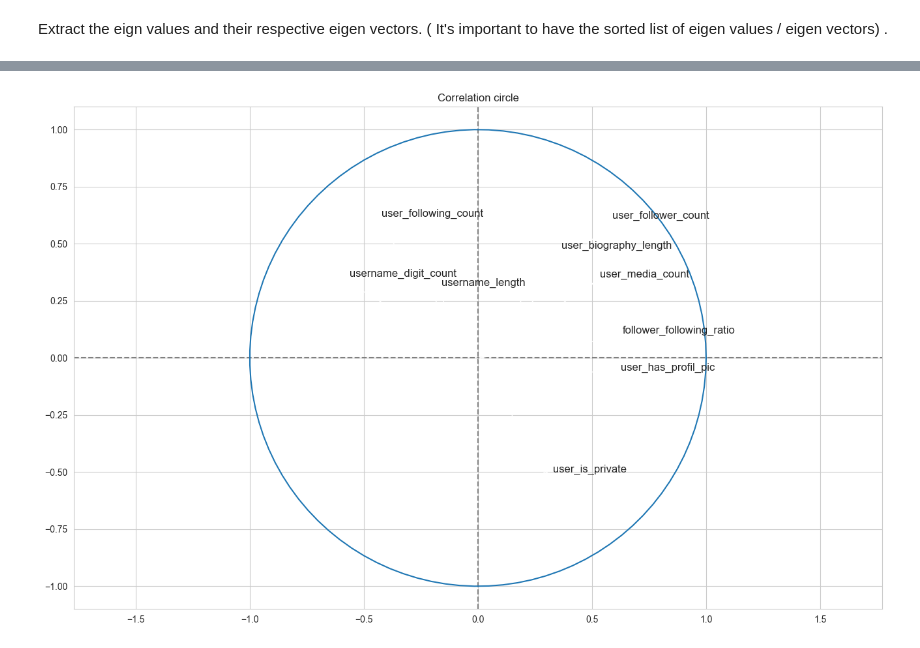
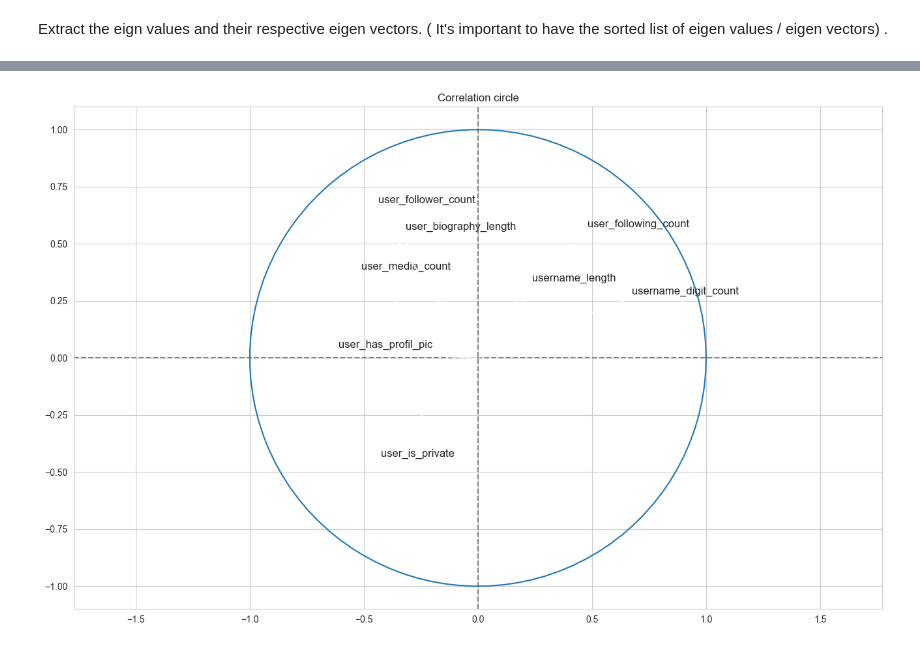
Before and after one commit to waffiqaziz/ta-instafake, a Jupyter notebook: Noteboook2.ipynb, the cells around one changed output, grey strips where cells are left out. Saved outputs shown, nothing was run; the diff lists cells and outputs as text; code cells hidden in the pictures.

```diff
--- a/Noteboook2.ipynb
+++ b/Noteboook2.ipynb
@@ -357,15 +372,19 @@ Classification accuracy (Linear kernel): 0.8535564853556485
 # %% [markdown]
 ## PCA Without Library
 # %%
+X_train, X_test, y_train, y_test = train_test_split(X, y, test_size=0.2)
+
+
 # We're seperating the species column
-is_fake = fake_dataset["is_fake"].tolist()
-X = fake_dataset.drop(columns="is_fake")
+is_fake = y_train.tolist()
+print(type(is_fake))
+print(is_fake)
 
 # Standardize the data
-X = (X - X.mean()) / X.std(ddof=0)
+X_std = (X_train - X_train.mean()) / X_train.std(ddof=0)
 
 # Calculating the correlation matrix of the data
-X_corr = (1 / 1194) * X.T.dot(X) # 1194 count data
+X_corr = (1 / 955) * X_std.T.dot(X_std) # 955 count data
 
 # Plotting the correlation matrix
 plt.figure(figsize=(10,10))
@@ -514,8 +497,10 @@ DEBUG:matplotlib.font_manager:findfont: Matching sans\-serif:style=normal:varian
 from sklearn.decomposition import PCA
 
 pca = PCA()
-result = pca.fit_transform(X)
+result = pca.fit_transform(X_std)
 # Remember what we said about the sign of eigen vectors that might change ?
 pc1 = result[:,0]
 pc2 = result[:,1]
-plot_scatter(pc1, pc2)
+# print(type(pc1))
+# print(pc1)
+# plot_scatter(pc1, pc2)
@@ -524,26 +507,26 @@ plot_scatter(pc1, pc2)
 # %%
 def plot_correlation_circle(pc1, pc2):
     fig, ax = plt.subplots(figsize=(16, 10))
 
-    for i in range(X.shape[1]):
-        x = np.corrcoef(pc1,X[X.columns[i]])[0,1]
-        y = np.corrcoef(pc2,X[X.columns[i]])[0,1]
+    for i in range(X_std.shape[1]):
+        x = np.corrcoef(pc1,X_std[X_std.columns[i]])[0,1]
+        y = np.corrcoef(pc2,X_std[X_std.columns[i]])[0,1]
         ax.annotate("", xy= (x,y), xytext=(0, 0),arrowprops=dict(arrowstyle="->"))
-        ax.annotate(X.columns[i], (x+0.02,y+0.02), size=12)
+        ax.annotate(X_std.columns[i], (x+0.02,y+0.02), size=12)
 
 
     ax.set_title('Correlation circle')
     ax.axhline(y=0, color="grey", linestyle="--")
     ax.axvline(x=0, color="grey", linestyle="--")
 
     an = np.linspace(0, 2 * np.pi, 100)
     plt.plot(np.cos(an), np.sin(an))
     plt.axis('equal')
     plt.show()
 
 plot_correlation_circle(pc1,pc2)
 # %% [output]
-[figure, old version]
+[figure, new version]
 # %%
 import plotly.express as px
 
```
Also changed, not shown: parts of 17 cells of this notebook.
